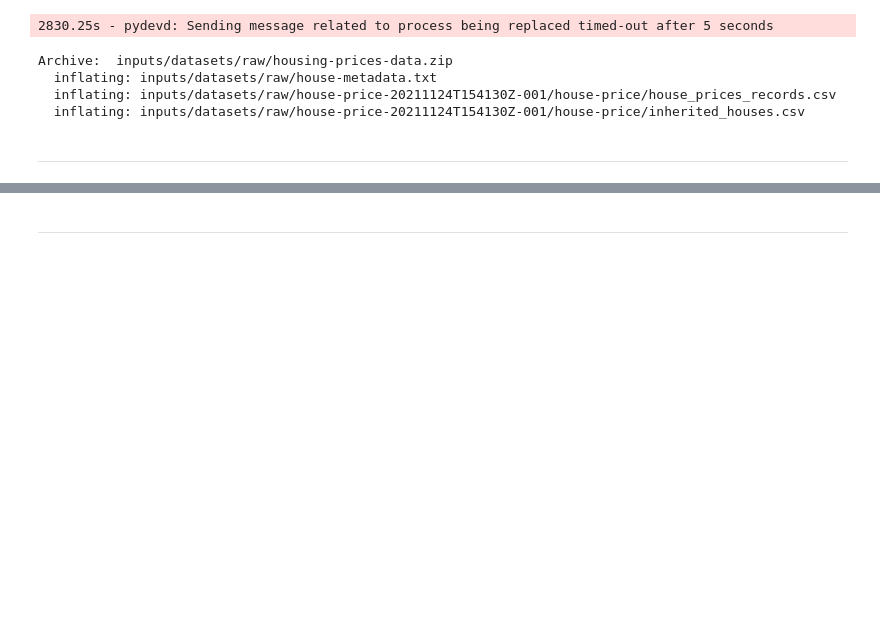
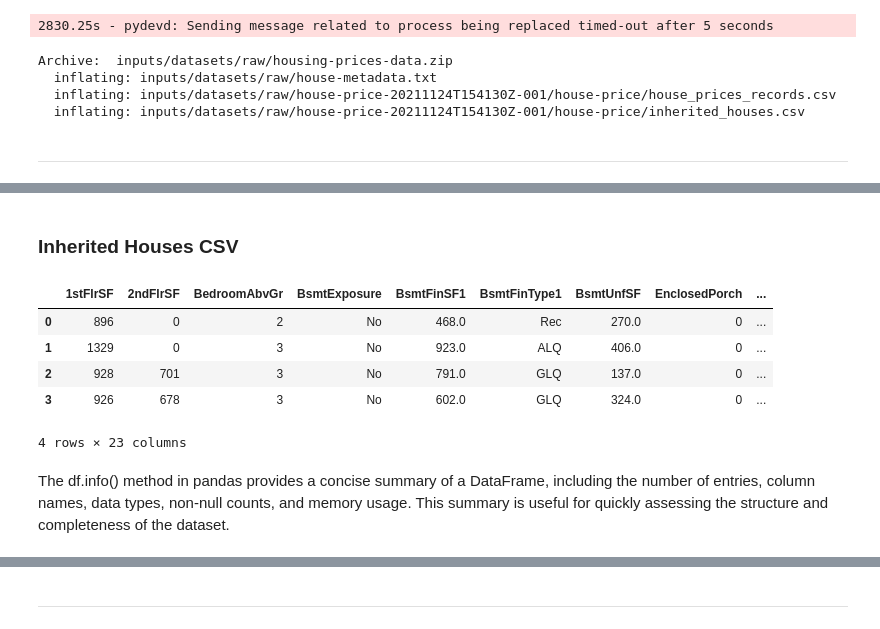
Before and after one commit to craig-grant630/Heritage-Housing, a Jupyter notebook: jupyter_notebooks/DataCollection.ipynb, the cells around one changed output, grey strips where cells are left out. Saved outputs shown, nothing was run; the diff lists cells and outputs as text; code cells hidden in the pictures; blank space fills up the shorter version.

```diff
--- a/jupyter_notebooks/DataCollection.ipynb
+++ b/jupyter_notebooks/DataCollection.ipynb
@@ -107,0 +153,15 @@ Section 2 content
+# %% [markdown]
+### **Inherited Houses CSV**
+# %%
+import pandas as pd
+dfa = pd.read_csv(f"/workspaces/Heritage-Housing/inputs/datasets/raw/house-price-20211124T154130Z-001/house-price/inherited_houses.csv")
+dfa.head(10)
+# %% [output]
+|  | 1stFlrSF | 2ndFlrSF | BedroomAbvGr | BsmtExposure | BsmtFinSF1 | BsmtFinType1 | BsmtUnfSF | EnclosedPorch | ... |
+| 0 | 896 | 0 | 2 | No | 468.0 | Rec | 270.0 | 0 | ... |
+| 1 | 1329 | 0 | 3 | No | 923.0 | ALQ | 406.0 | 0 | ... |
+| 2 | 928 | 701 | 3 | No | 791.0 | GLQ | 137.0 | 0 | ... |
+| 3 | 926 | 678 | 3 | No | 602.0 | GLQ | 324.0 | 0 | ... |
+4 rows × 23 columns
+# %% [markdown]
+The df.info() method in pandas provides a concise summary of a DataFrame, including the number of entries, column names, data types, non-null counts, and memory usage. This summary is useful for quickly assessing the structure and completeness of the dataset.
```
Also changed, not shown: parts of 11 cells of this notebook, 3 other files.
